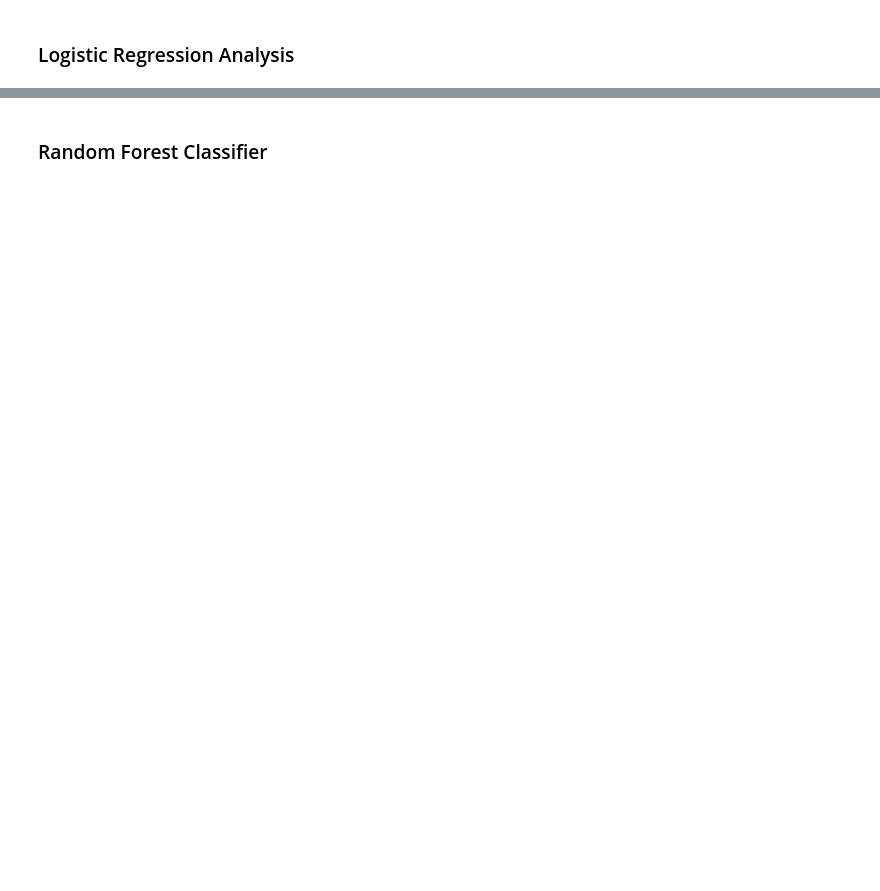
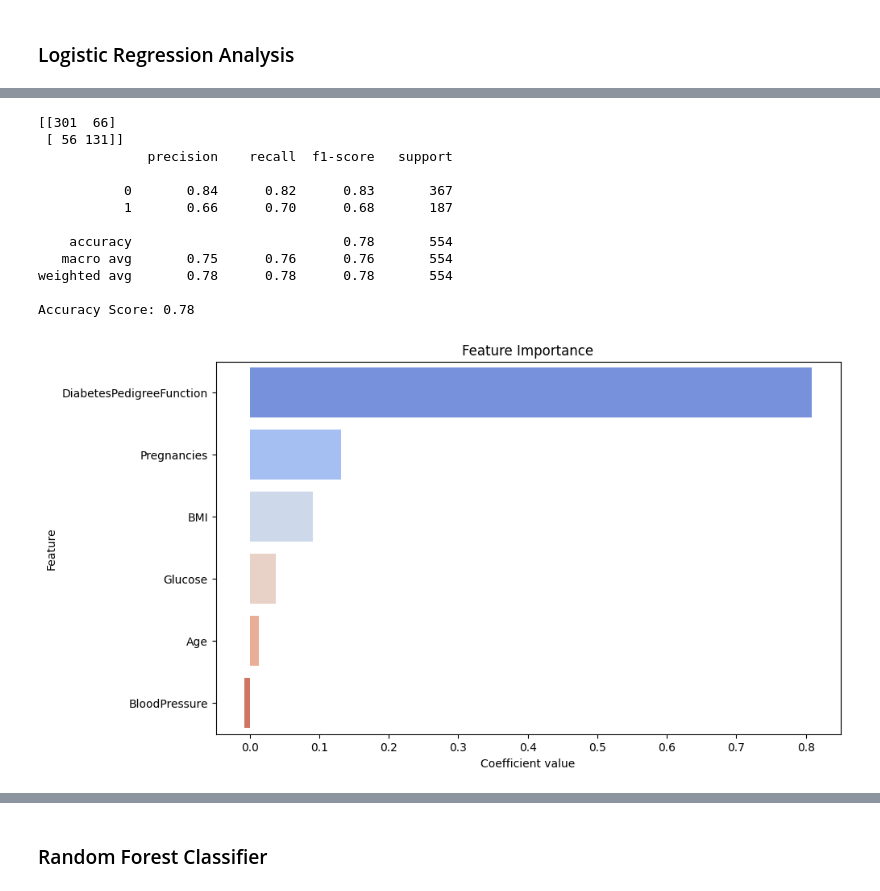
Before and after one commit to MattMW04/Data-Science-Assessment, a Jupyter notebook: Asessment-Data-Usage.ipynb, the cells around one changed output, grey strips where cells are left out. Cells and saved outputs as stored; diff of their text form; code cells hidden in the pictures; blank space fills up the shorter version.

```diff
--- a/Asessment-Data-Usage.ipynb
+++ b/Asessment-Data-Usage.ipynb
@@ -436,0 +338,56 @@ Accuracy Score: 0.76
+# %%
+X = dataset[['Glucose', 'BMI', 'BloodPressure', 'Age', 'Pregnancies', 'DiabetesPedigreeFunction']]
+y = dataset['Outcome']
+
+
+X_train, X_test, y_train, y_test = train_test_split(X, y, test_size=0.2, random_state=42)
+
+
+log_reg = LogisticRegression(class_weight='balanced')
+log_reg.fit(X_train, y_train)
+
+# Make predictions
+y_pred = log_reg.predict(X_test)
+
+# Evaluate the model
+print(confusion_matrix(y_test, y_pred))
+print(classification_report(y_test, y_pred))
+#Accuracy Score
+accuracy = accuracy_score(y_test, y_pred)
+print(f'Accuracy Score: {accuracy:.2f}')
+
+#get coefficients
+coefficients = log_reg.coef_[0]
+
+
+feature_importance = pd.DataFrame({
+    'Feature': X_train.columns,
+    'Coefficient': coefficients
+})
+# Calculate the absolute value of the coefficients for ranking
+feature_importance['Abs_Coefficient'] = feature_importance['Coefficient'].abs()
+
+# Sort the features by the absolute value of the coefficient
+feature_importance = feature_importance.sort_values('Abs_Coefficient', ascending=False)
+
+# plot the feature importance
+plt.figure(figsize=(10, 6))
+sns.barplot(x='Coefficient', y='Feature', data=feature_importance, palette='coolwarm', hue='Feature')
+plt.title('Feature Importance')
+plt.xlabel('Coefficient value')
+plt.ylabel('Feature')
+plt.show()
+# %% [output]
+[[301  66]
+ [ 56 131]]
+              precision    recall  f1-score   support
+
+           0       0.84      0.82      0.83       367
+           1       0.66      0.70      0.68       187
+
+    accuracy                           0.78       554
+   macro avg       0.75      0.76      0.76       554
+weighted avg       0.78      0.78      0.78       554
+
+Accuracy Score: 0.78
+[figure, added]
```
Also changed, not shown: parts of 32 cells of this notebook, 1 other file.
